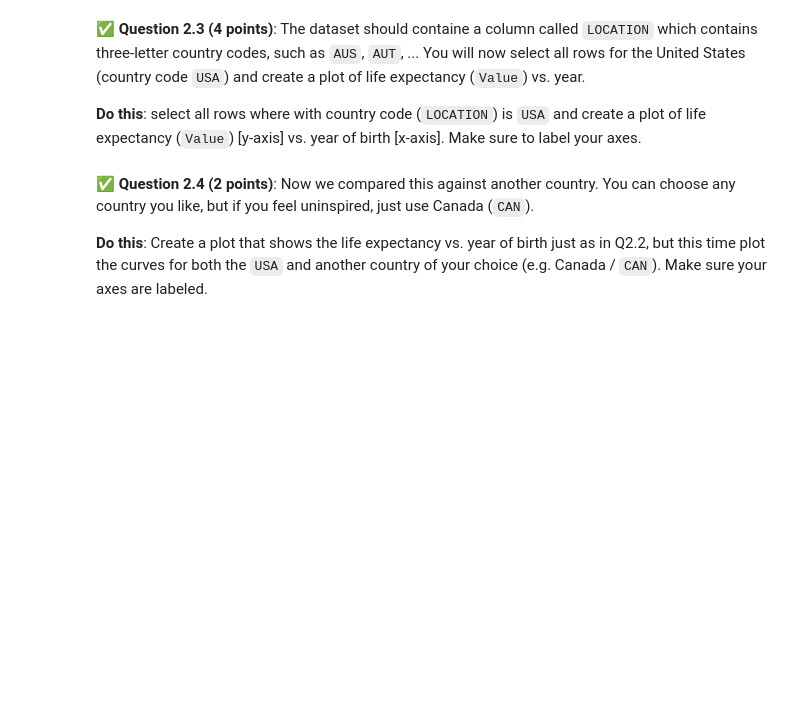
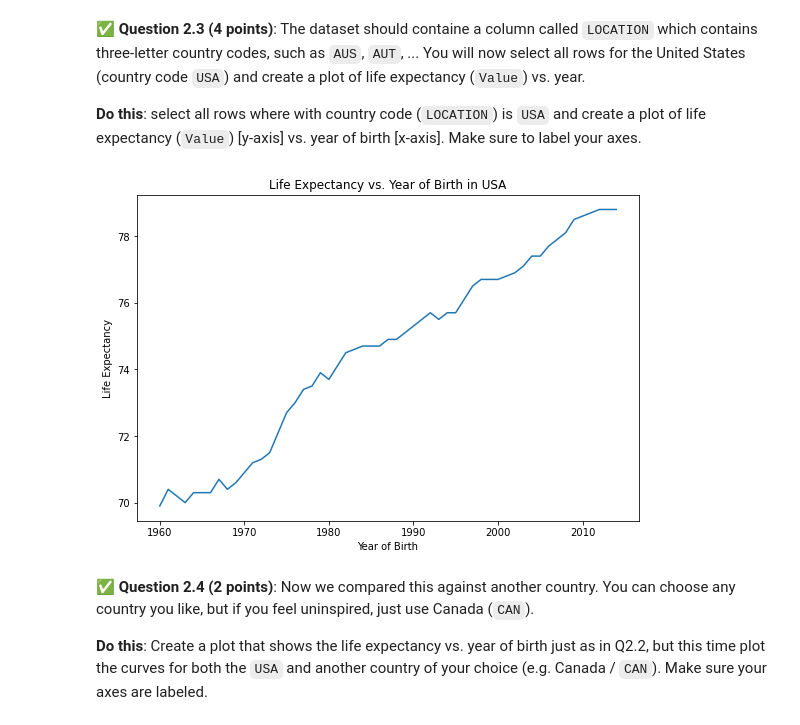
Before and after one commit to chapm348/CMSE202-s23-turnin, a Jupyter notebook: midterm/CMSE202-Midterm-S23-PRACTICE_NO_ANSWERS.ipynb, the cells around one changed output. Cells and saved outputs as stored; diff of their text form; code cells hidden in the pictures; blank space fills up the shorter version.

```diff
--- a/midterm/CMSE202-Midterm-S23-PRACTICE_NO_ANSWERS.ipynb
+++ b/midterm/CMSE202-Midterm-S23-PRACTICE_NO_ANSWERS.ipynb
@@ -70,2 +81,5 @@ You will need to download two files from this repository, `health_spending_per_c
 # %%
 ### Put your code here
+
+life_df = pd.read_csv("life_expect_birth.csv")
+life_df.head(15)
@@ -78,3 +107,22 @@ You will need to download two files from this repository, `health_spending_per_c
+# %%
+### Put your code here
+
+# citation_racial_vals = police_stop_racial_df["citation_issued"]
+# mask = (citation_racial_vals == True)
+# df_racial_citation_mask = police_stop_racial_df[mask]
+# df_racial_citation_mask.head()
+
+life_df_new = life_df["LOCATION"]
+mask = (life_df_new == "USA")
+life_df_USA = life_df[mask]
+
+fig = plt.figure(figsize = (9, 6))
+plt.plot(life_df_USA["TIME"], life_df_USA["Value"])
+plt.xlabel("Year of Birth")
+plt.ylabel("Life Expectancy")
+plt.title("Life Expectancy vs. Year of Birth in USA");
+# %% [output]
+[figure, added]
 # %% [markdown]
 &#9989; **Question 2.4 (2 points)**: Now we compared this against another country. You can choose any country you like, but if you feel uninspired, just use Canada (`CAN`).
 
```
Also changed, not shown: parts of 12 cells of this notebook.
